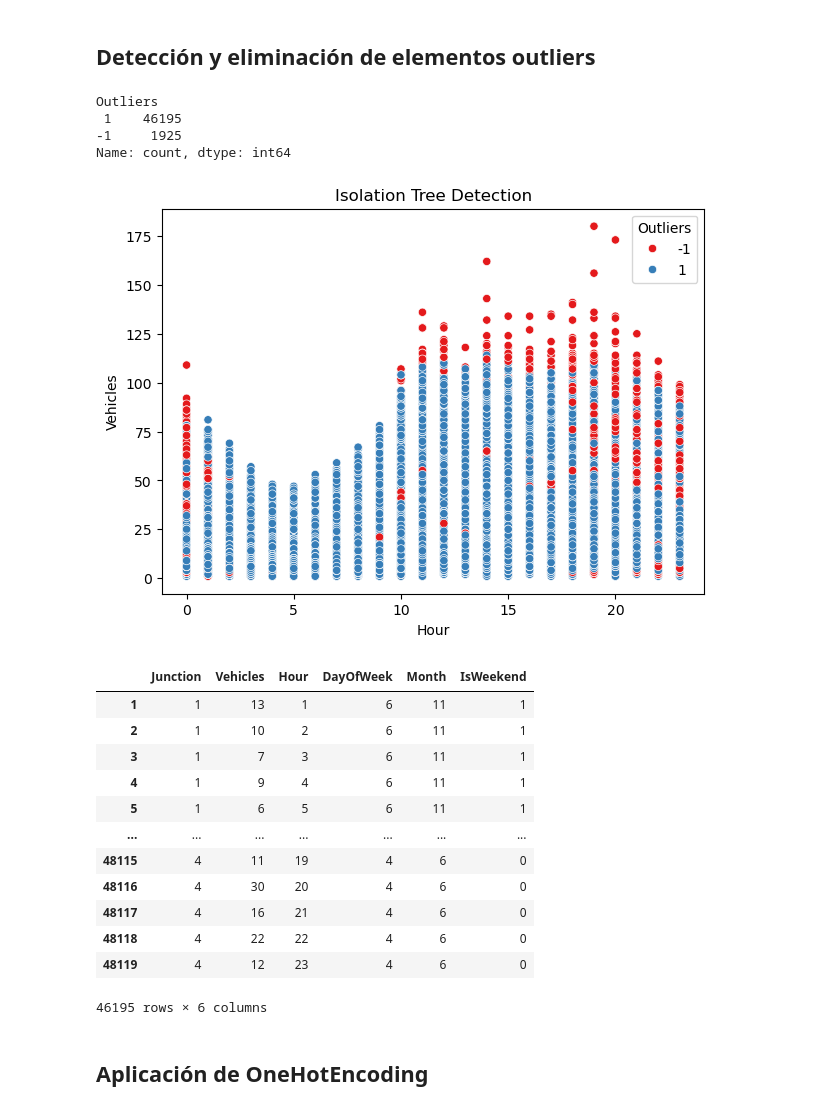
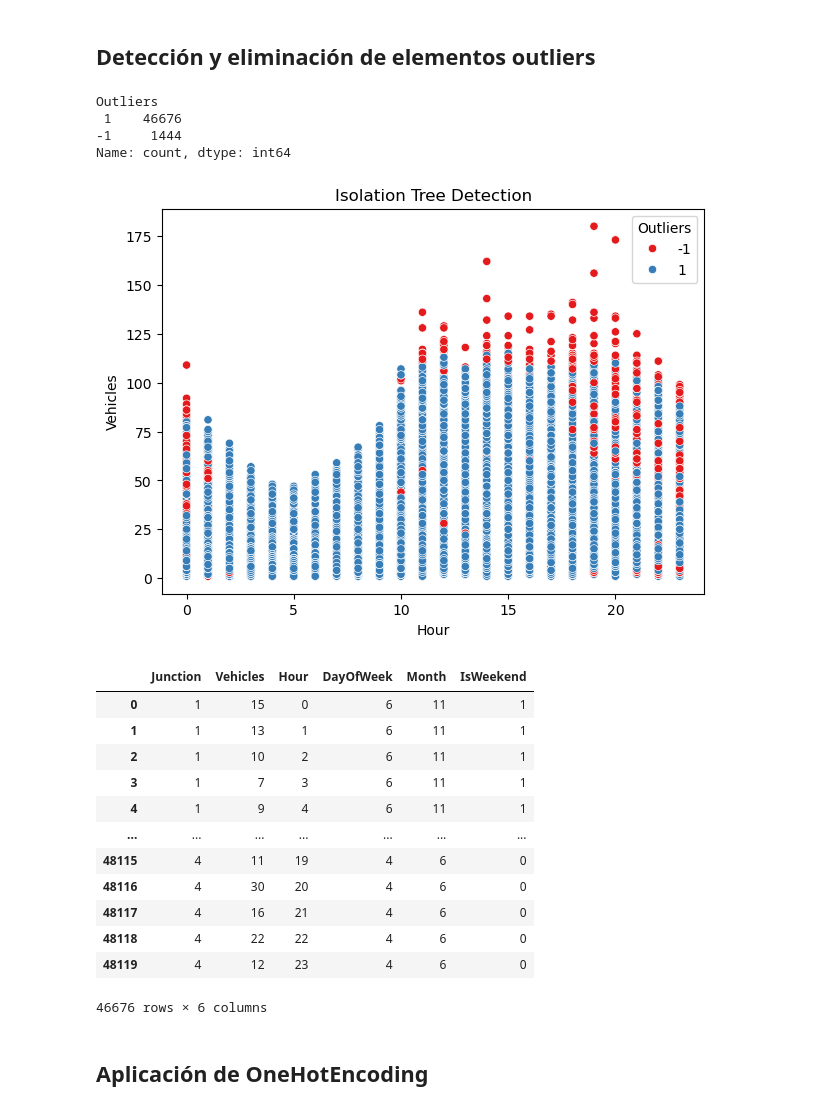
Before and after one commit to nicocaliman/PROYECTO-FINAL-SI, a Jupyter notebook: proyecto_final.ipynb, the cells around one changed output. Saved outputs shown, nothing was run; the diff lists cells and outputs as text; code cells hidden in the pictures.

```diff
--- a/proyecto_final.ipynb
+++ b/proyecto_final.ipynb
@@ -135,35 +135,44 @@ df
 # %%
 import matplotlib.pyplot as plt
 import seaborn as sns
 from sklearn.ensemble import IsolationForest
 
-iso = IsolationForest(contamination=0.04, random_state=1234)
+iso = IsolationForest(contamination=0.03, random_state=1234)
 y_pred_iso = iso.fit_predict(df)
 
 df["Outliers"] = y_pred_iso
 print(df["Outliers"].value_counts())
 
 from sklearn.neighbors import LocalOutlierFactor
 
 '''raiz = int(np.round(np.sqrt(df.shape[0]))) # Usada para la K en el KNN de LOF
 print('Raiz: ' + str(raiz))
-lof = LocalOutlierFactor(n_neighbors=raiz, contamination=0.03)
+lof = LocalOutlierFactor(n_neighbors=raiz, contamination=0.04)
 y_pred_lof = lof.fit_predict(df)
 
 df["Outliers"] = y_pred_lof
 print(df["Outliers"].value_counts())'''
+
+'''cols = ['Junction', 'Vehicles']
+
+Q1 = df[cols].quantile(0.25)
+Q3 = df[cols].quantile(0.75)
+IQR = Q3 - Q1
+
+df = df[~((df[cols] < (Q1 - 1.5 * IQR)) |(df[cols] > (Q3 + 1.5 * IQR))).any(axis=1)]'''
+
 
 plt.figure(figsize=(7, 5))
 sns.scatterplot(x="Hour", y="Vehicles", data=df,
                 hue="Outliers", palette='Set1')
 plt.title("Isolation Tree Detection")
 plt.show()
 # %% [output]
 Outliers
- 1    46195
--1     1925
+ 1    46676
+-1     1444
 Name: count, dtype: int64
-[figure, old version]
+[figure, new version]
 # %%
 outliers = df.loc[df['Outliers'] == -1].index
 df.drop(outliers, inplace=True)
@@ -171,18 +180,18 @@ df.drop(['Outliers'], axis=1, inplace=True)
 df
 # %% [output]
 |  | Junction | Vehicles | Hour | DayOfWeek | Month | IsWeekend |
+| 0 | 1 | 15 | 0 | 6 | 11 | 1 |
 | 1 | 1 | 13 | 1 | 6 | 11 | 1 |
 | 2 | 1 | 10 | 2 | 6 | 11 | 1 |
 | 3 | 1 | 7 | 3 | 6 | 11 | 1 |
 | 4 | 1 | 9 | 4 | 6 | 11 | 1 |
-| 5 | 1 | 6 | 5 | 6 | 11 | 1 |
 | ... | ... | ... | ... | ... | ... | ... |
 | 48115 | 4 | 11 | 19 | 4 | 6 | 0 |
 | 48116 | 4 | 30 | 20 | 4 | 6 | 0 |
 | 48117 | 4 | 16 | 21 | 4 | 6 | 0 |
 | 48118 | 4 | 22 | 22 | 4 | 6 | 0 |
 | 48119 | 4 | 12 | 23 | 4 | 6 | 0 |
-46195 rows × 6 columns
+46676 rows × 6 columns
 # %% [markdown]
 <h2>Aplicación de OneHotEncoding</h2>
 # %%
```
Also changed, not shown: parts of 13 cells of this notebook, 2 other files.
